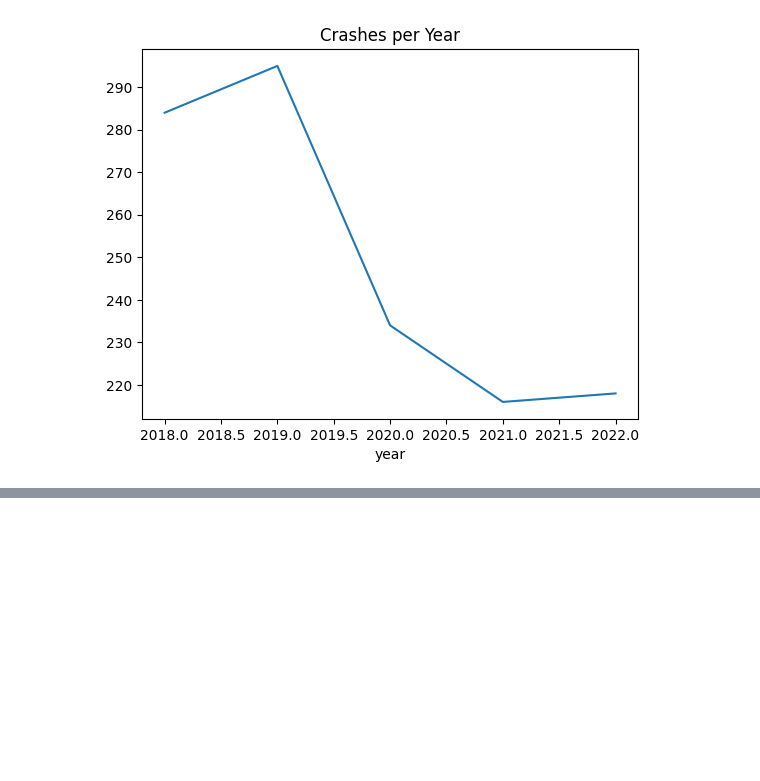
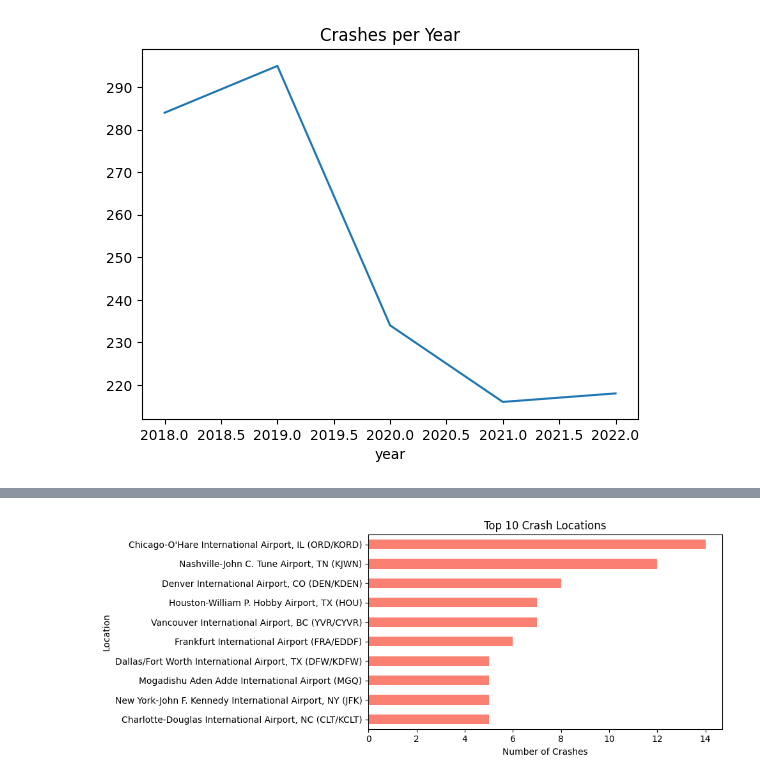
Before and after one commit to DevSourcerer04/CrashLens-Aviation-Crash-Pattern-Analysis-Prediction, a Jupyter notebook: notebooks/02_eda.ipynb, the cells around one changed output, grey strips where cells are left out. Cells and saved outputs as stored; diff of their text form; code cells hidden in the pictures; blank space fills up the shorter version.

```diff
--- a/notebooks/02_eda.ipynb
+++ b/notebooks/02_eda.ipynb
@@ -104,0 +197,11 @@ df['year'].value_counts().sort_index().plot(kind='line', title="Crashes per Year
+# %%
+plt.figure(figsize=(10, 4))
+df['location'].value_counts().head(10).plot(kind='barh', color='salmon')
+plt.title('Top 10 Crash Locations')
+plt.xlabel('Number of Crashes')
+plt.ylabel('Location')
+plt.gca().invert_yaxis()
+plt.tight_layout()
+plt.show()
+# %% [output]
+[figure, added]
```
Also changed, not shown: parts of 15 cells of this notebook.
